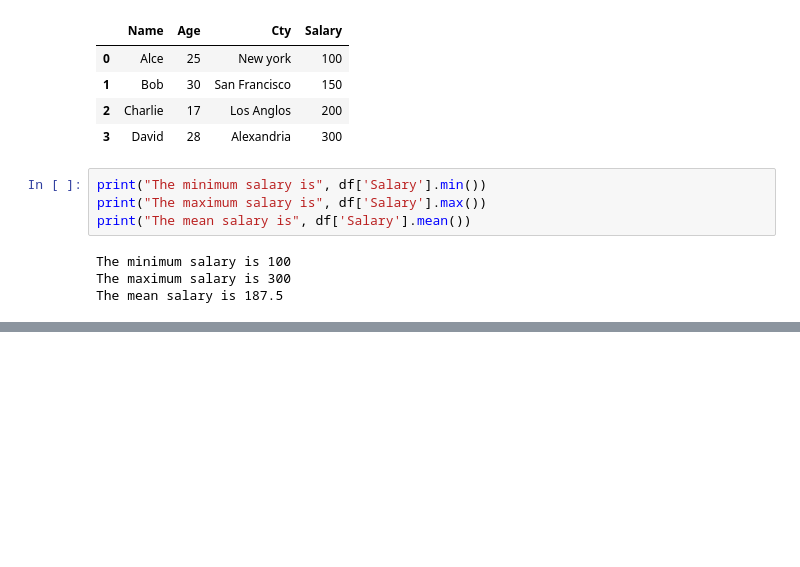
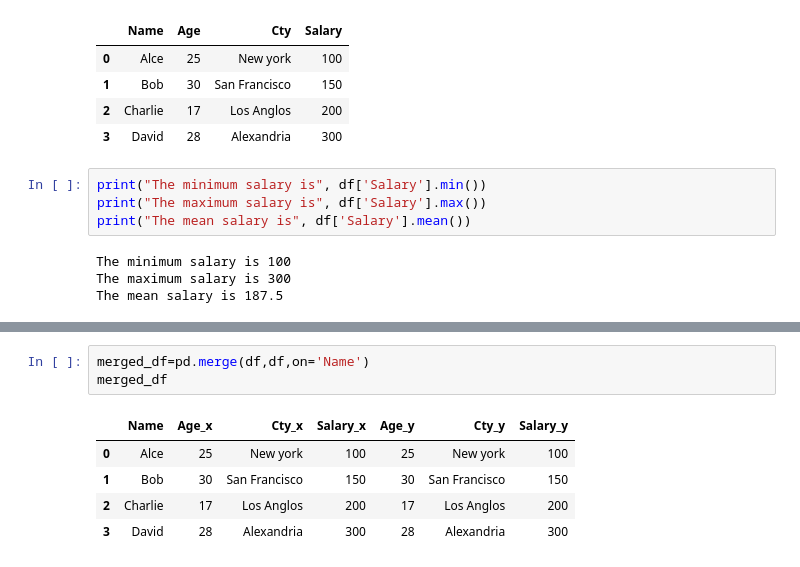
Before and after one commit to 202130582/AI-2024, a Jupyter notebook: AI_lab3.ipynb, the cells around one changed output, grey strips where cells are left out. Saved outputs shown, nothing was run; the diff lists cells and outputs as text; blank space fills up the shorter version.

```diff
--- a/AI_lab3.ipynb
+++ b/AI_lab3.ipynb
@@ -28,0 +69,9 @@ The mean salary is 187.5
+# %%
+merged_df=pd.merge(df,df,on='Name')
+merged_df
+# %% [output]
+|  | Name | Age_x | Cty_x | Salary_x | Age_y | Cty_y | Salary_y |
+| 0 | Alce | 25 | New york | 100 | 25 | New york | 100 |
+| 1 | Bob | 30 | San Francisco | 150 | 30 | San Francisco | 150 |
+| 2 | Charlie | 17 | Los Anglos | 200 | 17 | Los Anglos | 200 |
+| 3 | David | 28 | Alexandria | 300 | 28 | Alexandria | 300 |
```
Also changed, not shown: parts of 11 cells of this notebook.
